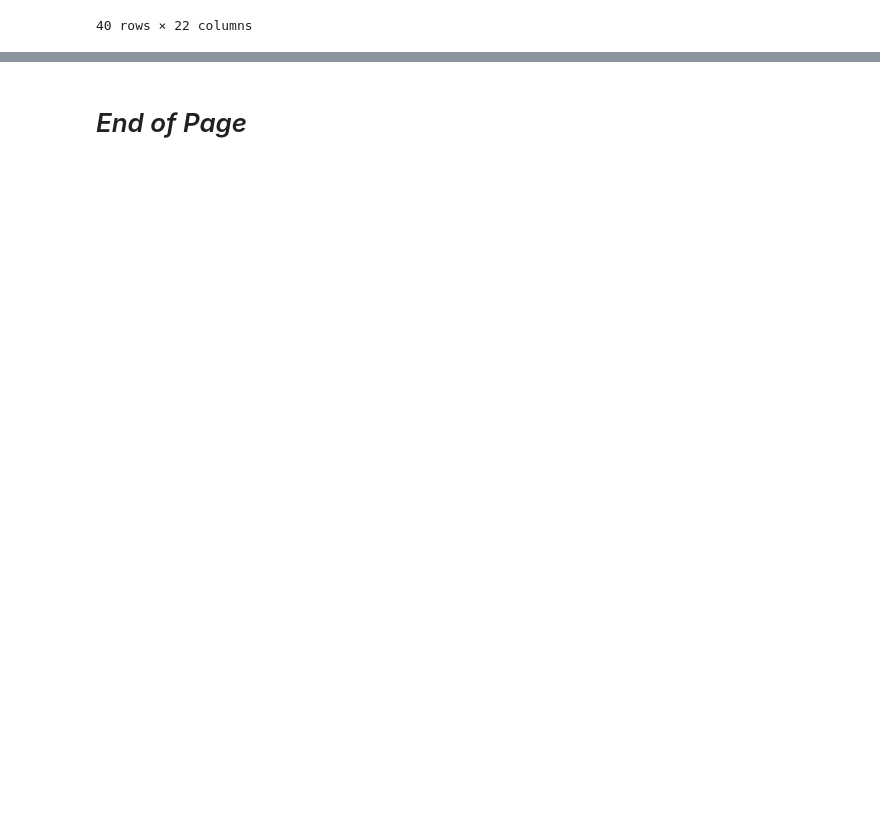
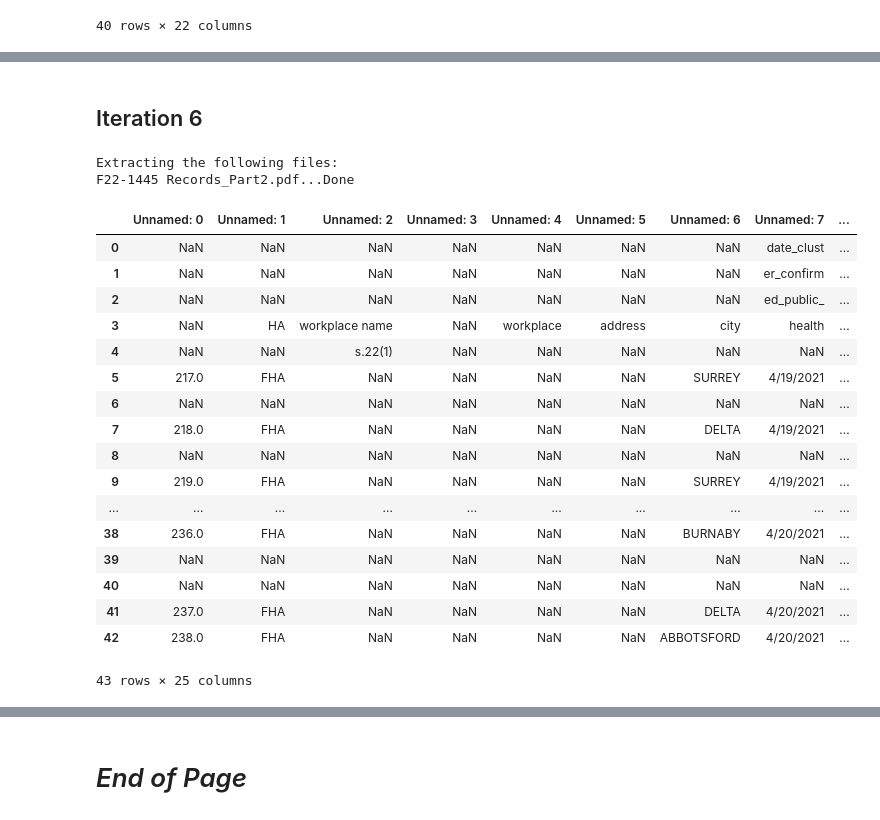
Before and after one commit to silvhua/BC-Covid-workplace-closures, a Jupyter notebook: notebooks/2023-03-23 parse PDF.ipynb, the cells around one changed output, grey strips where cells are left out. Drawn from its saved outputs; the diff is of its cells as text; code cells hidden in the pictures; blank space fills up the shorter version.

```diff
--- a/notebooks/2023-03-23 parse PDF.ipynb
+++ b/notebooks/2023-03-23 parse PDF.ipynb
@@ -323,0 +633,72 @@ df3.tail(40)
+# %% [markdown]
+## Iteration 6
+# %%
+from tabula import read_pdf
+import re
+def parse_pdf(pdf_filenames, filepath=r'C:\Users\silvh\OneDrive\lighthouse\portfolio-projects\BC-Covid-workplace-closures\data\raw',
+    pages='all', column_to_adjust='workplace_name', filename=None,
+    path=r'C:\Users\silvh\OneDrive\lighthouse\portfolio-projects\BC-Covid-workplace-closures\data\interim'):
+    """
+    Create dataframe from a PDF file using
+    """
+    print(f'Extracting the following files:')
+    if type(pdf_filenames) != list:
+        pdf_filenames = [pdf_filenames]
+    dfs_list = []
+    for file in pdf_filenames:
+        print(file, end='...')
+        try:
+            file = f'{filepath}/'.replace('\\','/')+file if filepath else file
+            df_list = read_pdf(file, pages=pages)
+            # df_temp = pd.concat(df_list)
+            # df_temp.columns = df_temp.columns.str.replace(r'Unnamed: [\d*]', 'index', regex=True)
+            # df_temp.columns = df_temp.columns.str.replace('\r', '')
+            # df_temp.columns = df_temp.columns.str.replace('cosed', 'closed')
+            # df_temp = df_temp.set_index('index')
+            # df_temp.index.name = None
+            # dfs_list.append(df_temp)
+            dfs_list.append(df_list)
+        except:
+            return dfs_list
+        print('Done')
+    # unique_cols_dict = {}
+    # for i, df in enumerate(dfs_list):
+    #     other_dfs = dfs_list[:i] + dfs_list[i+1:]
+    #     other_cols = set().union(*[set(other_df.columns) for other_df in other_dfs])
+    #     unique_columns = set(df.columns) - other_cols
+    #     unique_cols_dict[f'part{i+1}'] = unique_columns
+    #     print(f'Columns unique to part{i+1}: {unique_columns if len(unique_columns)>0 else "none"}')
+    if filename:
+        try:
+            savepickle(dfs_list, filename=filename, path=path)
+        except:
+            print('Unable to save outputs')
+
+    return dfs_list
+
+n_docs = 2
+filenames = [f'F22-1445 Records_Part{i}.pdf' for i in range(2,n_docs+1)]
+dfs6 = parse_pdf(filenames, pages='1-10', filename=None)
+# dfs, unique_cols = parse_pdf(filenames, pages='1-2', filename='pdfs_parsed_to_df_list')
+dfs6[0][2]
+# %% [output]
+Extracting the following files:
+F22-1445 Records_Part2.pdf...Done
+|  | Unnamed: 0 | Unnamed: 1 | Unnamed: 2 | Unnamed: 3 | Unnamed: 4 | Unnamed: 5 | Unnamed: 6 | Unnamed: 7 | ... |
+| 0 | NaN | NaN | NaN | NaN | NaN | NaN | NaN | date_clust | ... |
+| 1 | NaN | NaN | NaN | NaN | NaN | NaN | NaN | er_confirm | ... |
+| 2 | NaN | NaN | NaN | NaN | NaN | NaN | NaN | ed_public_ | ... |
+| 3 | NaN | HA | workplace name | NaN | workplace | address | city | health | ... |
+| 4 | NaN | NaN | s.22(1) | NaN | NaN | NaN | NaN | NaN | ... |
+| 5 | 217.0 | FHA | NaN | NaN | NaN | NaN | SURREY | 4/19/2021 | ... |
+| 6 | NaN | NaN | NaN | NaN | NaN | NaN | NaN | NaN | ... |
+| 7 | 218.0 | FHA | NaN | NaN | NaN | NaN | DELTA | 4/19/2021 | ... |
+| 8 | NaN | NaN | NaN | NaN | NaN | NaN | NaN | NaN | ... |
+| 9 | 219.0 | FHA | NaN | NaN | NaN | NaN | SURREY | 4/19/2021 | ... |
+| ... | ... | ... | ... | ... | ... | ... | ... | ... | ... |
+| 38 | 236.0 | FHA | NaN | NaN | NaN | NaN | BURNABY | 4/20/2021 | ... |
+| 39 | NaN | NaN | NaN | NaN | NaN | NaN | NaN | NaN | ... |
+| 40 | NaN | NaN | NaN | NaN | NaN | NaN | NaN | NaN | ... |
+| 41 | 237.0 | FHA | NaN | NaN | NaN | NaN | DELTA | 4/20/2021 | ... |
+| 42 | 238.0 | FHA | NaN | NaN | NaN | NaN | ABBOTSFORD | 4/20/2021 | ... |
+43 rows × 25 columns
```
Also changed, not shown: parts of 58 cells of this notebook.
